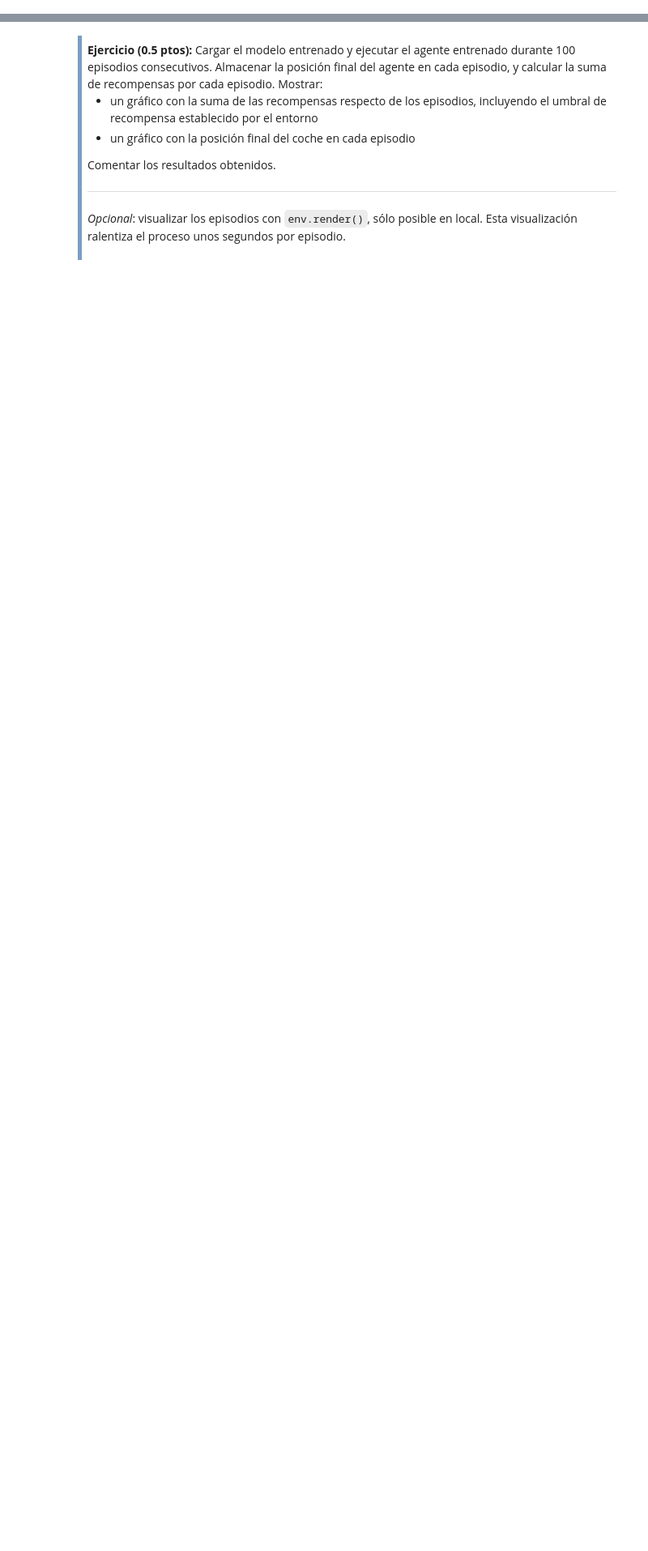
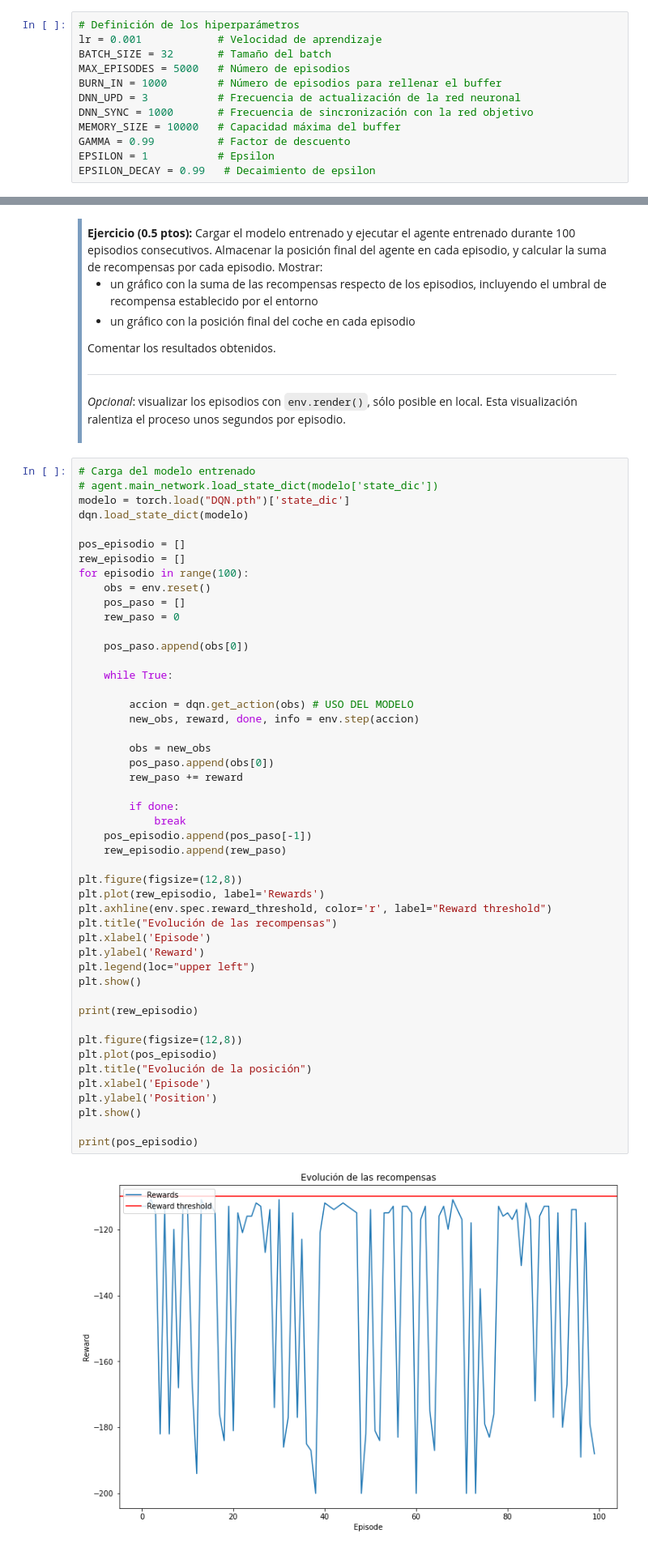
Before and after one commit to mariousm/Data-Science-Master, a Jupyter notebook: 2021-22/PrimerSemestre/Reinforcement/PEC2/UbiernaSanMamesMario_PEC2.ipynb, the cells around one changed output, grey strips where cells are left out. Shown: that part at 81% size. Drawn from its saved outputs; the diff is of its cells as text; blank space fills up the shorter version.

```diff
--- a/2021-22/PrimerSemestre/Reinforcement/PEC2/UbiernaSanMamesMario_PEC2.ipynb
+++ b/2021-22/PrimerSemestre/Reinforcement/PEC2/UbiernaSanMamesMario_PEC2.ipynb
@@ -512,3 +545,15 @@ A continuación entrenaremos el modelo con los siguientes hiperparámetros:
 <div style="background-color: #grey; border-color: #7C9DBF; border-left: 5px solid #7C9DBF; padding: 0.5em;">
 <strong>Ejercicio (0.25 ptos):</strong> Declarar los hiperparámetros, cargar el modelo de red neuronal y entrenar el agente. Guardar el modelo entrenado en formato ".pth".
 </div>
+# %%
+# Definición de los hiperparámetros
+lr = 0.001            # Velocidad de aprendizaje
+BATCH_SIZE = 32       # Tamaño del batch
+MAX_EPISODES = 5000   # Número de episodios
+BURN_IN = 1000        # Número de episodios para rellenar el buffer
+DNN_UPD = 3           # Frecuencia de actualización de la red neuronal
+DNN_SYNC = 1000       # Frecuencia de sincronización con la red objetivo
+MEMORY_SIZE = 10000   # Capacidad máxima del buffer
+GAMMA = 0.99          # Factor de descuento
+EPSILON = 1           # Epsilon
+EPSILON_DECAY = 0.99   # Decaimiento de epsilon
@@ -539,3 +636,53 @@ Comentar los resultados obtenidos.
 ---------------------------------------------------------------------------------------------------
 <i>Opcional</i>: visualizar los episodios con <code>env.render()</code>, sólo posible en local. Esta visualización ralentiza el proceso unos segundos por episodio.
 </div>
+# %%
+# Carga del modelo entrenado
+# agent.main_network.load_state_dict(modelo['state_dic'])
+modelo = torch.load("DQN.pth")['state_dic']
+dqn.load_state_dict(modelo)
+
+pos_episodio = []
+rew_episodio = []
+for episodio in range(100):
+    obs = env.reset()
+    pos_paso = []
+    rew_paso = 0
+
+    pos_paso.append(obs[0])
+
+    while True:
+
+        accion = dqn.get_action(obs) # USO DEL MODELO
+        new_obs, reward, done, info = env.step(accion)
+
+        obs = new_obs
+        pos_paso.append(obs[0])
+        rew_paso += reward
+
+        if done:
+            break
+    pos_episodio.append(pos_paso[-1])
+    rew_episodio.append(rew_paso)
+
+plt.figure(figsize=(12,8))
+plt.plot(rew_episodio, label='Rewards')
+plt.axhline(env.spec.reward_threshold, color='r', label="Reward threshold")
+plt.title("Evolución de las recompensas")
+plt.xlabel('Episode')
+plt.ylabel('Reward')
+plt.legend(loc="upper left")
+plt.show()
+
+print(rew_episodio)
+
+plt.figure(figsize=(12,8))
+plt.plot(pos_episodio)
+plt.title("Evolución de la posición")
+plt.xlabel('Episode')
+plt.ylabel('Position')
+plt.show()
+
+print(pos_episodio)
+# %% [output]
+[figure, added]
```
Also changed, not shown: parts of 7 cells of this notebook, 1 other file.
